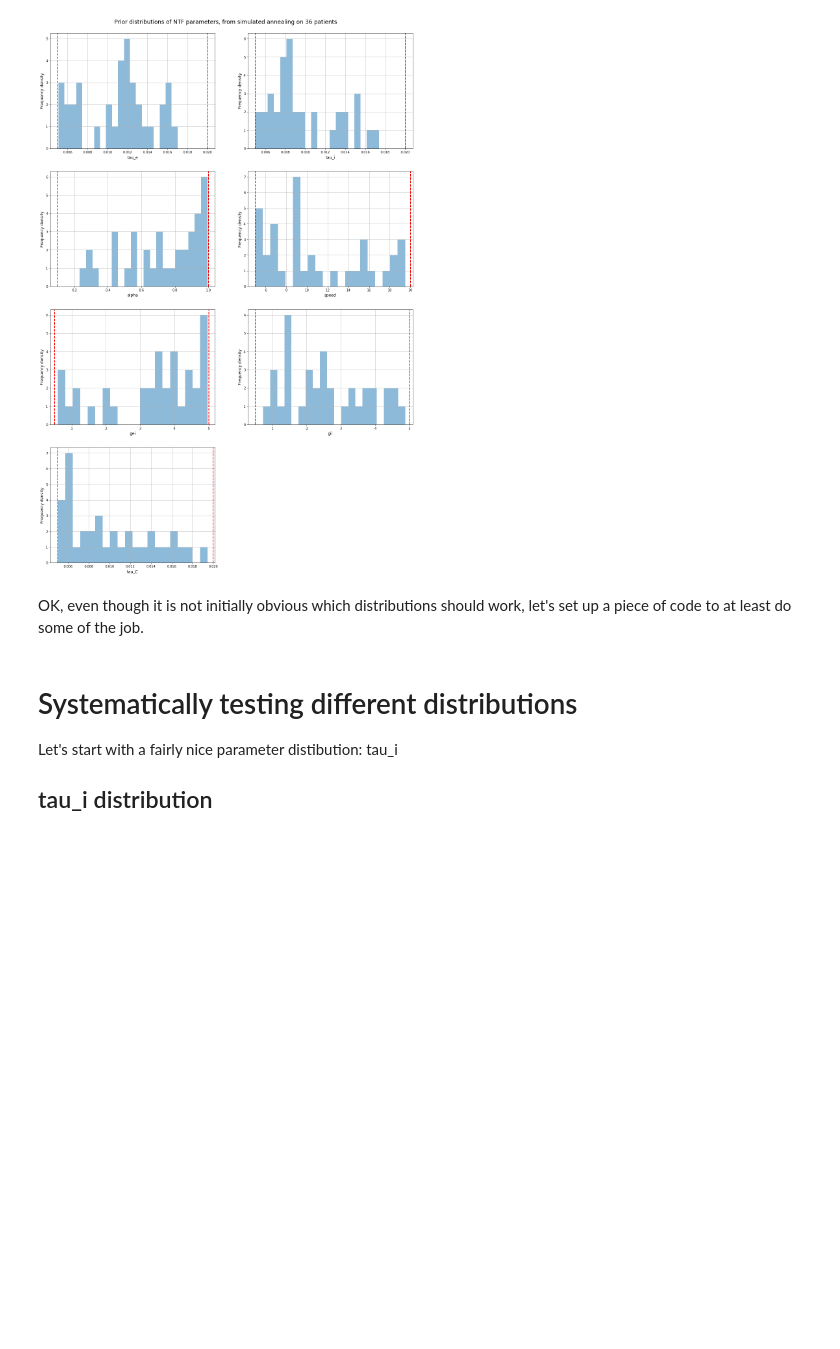
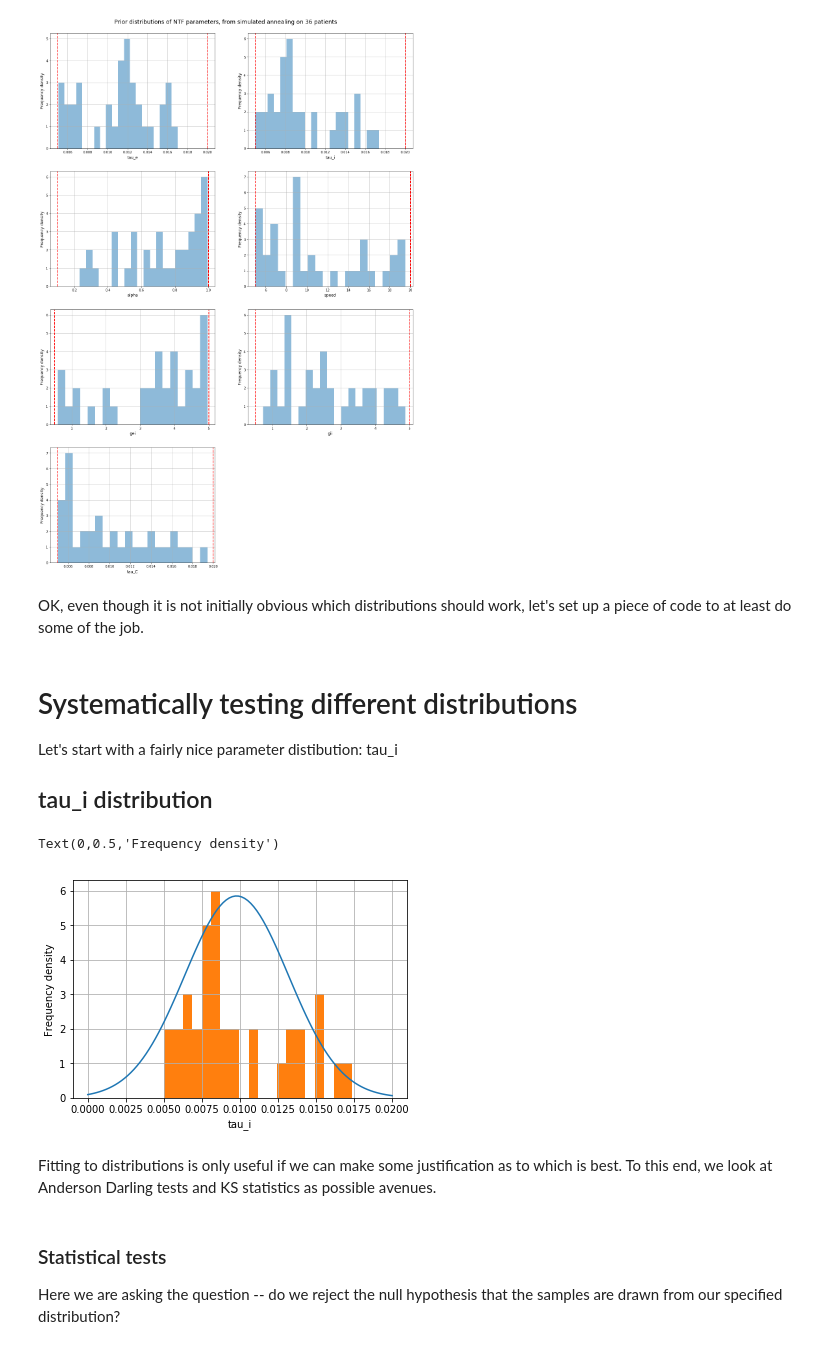
Before and after one commit to Raj-Lab-UCSF/spectrome, a Jupyter notebook: SCFC-spectral-python/SCFC/notebooks/prior-distributions.ipynb, the cells around one changed output. Saved outputs shown, nothing was run; the diff lists cells and outputs as text; code cells hidden in the pictures; blank space fills up the shorter version.

```diff
--- a/SCFC-spectral-python/SCFC/notebooks/prior-distributions.ipynb
+++ b/SCFC-spectral-python/SCFC/notebooks/prior-distributions.ipynb
@@ -237,3 +237,25 @@ OK, even though it is not initially obvious which distributions should work, let
 Let's start with a fairly nice parameter distibution: tau_i
 
 ## tau_i distribution
+# %%
+from scipy import stats
+m, s = stats.norm.fit(tau_i)
+x = np.linspace(0, 0.1, 100)
+# %%
+pdf_taui = 0.05*stats.norm.pdf(x, m, s) # now get theoretical values in our interval
+mpl.plot(x, pdf_taui, label="Norm") # plot it
+mpl.hist(tau_i, 20)
+
+mpl.grid(True)
+mpl.xlabel('tau_i')
+mpl.ylabel('Frequency density')
+#mpl.title('Errors using linear data')
+# %% [output]
+Text(0,0.5,'Frequency density')
+[figure, added]
+# %% [markdown]
+Fitting to distributions is only useful if we can make some justification as to which is best. To this end, we look at Anderson Darling tests and KS statistics as possible avenues.
+# %% [markdown]
+### Statistical tests
+
+Here we are asking the question -- do we reject the null hypothesis that the samples are drawn from our specified distribution?
```
